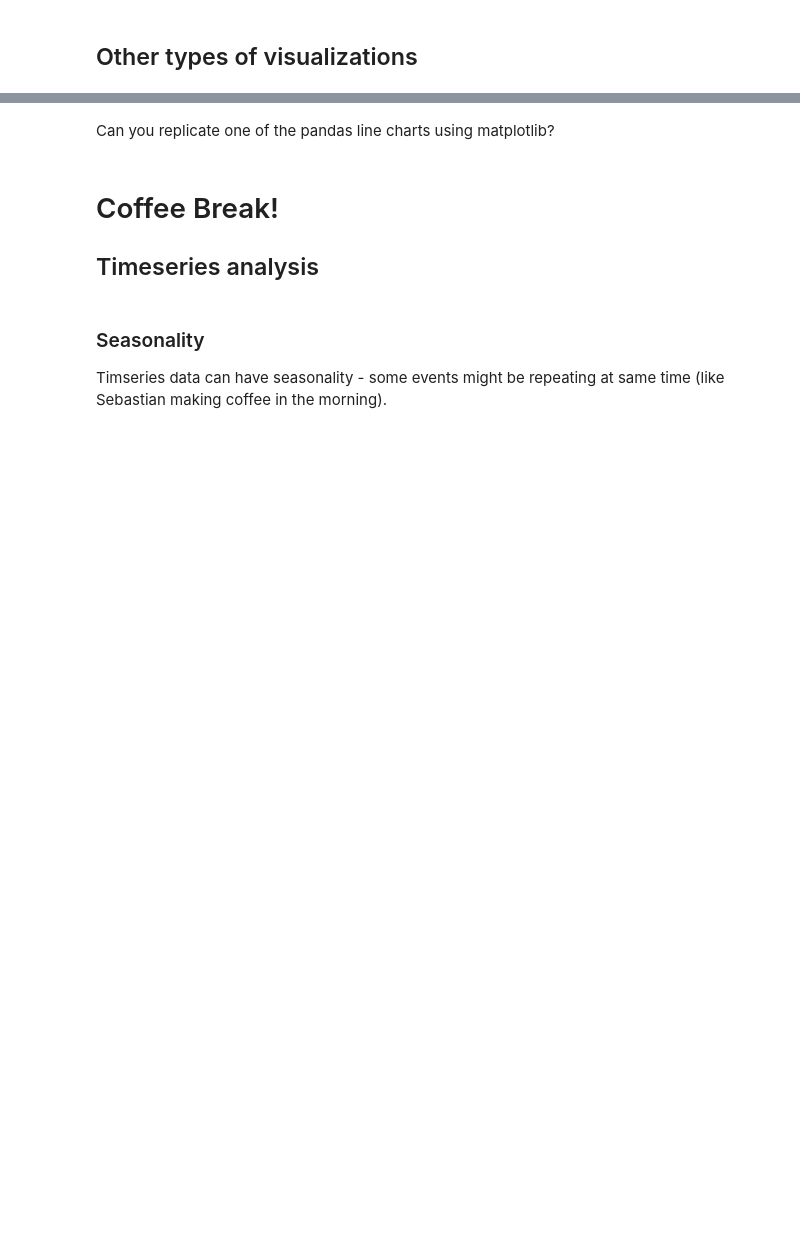
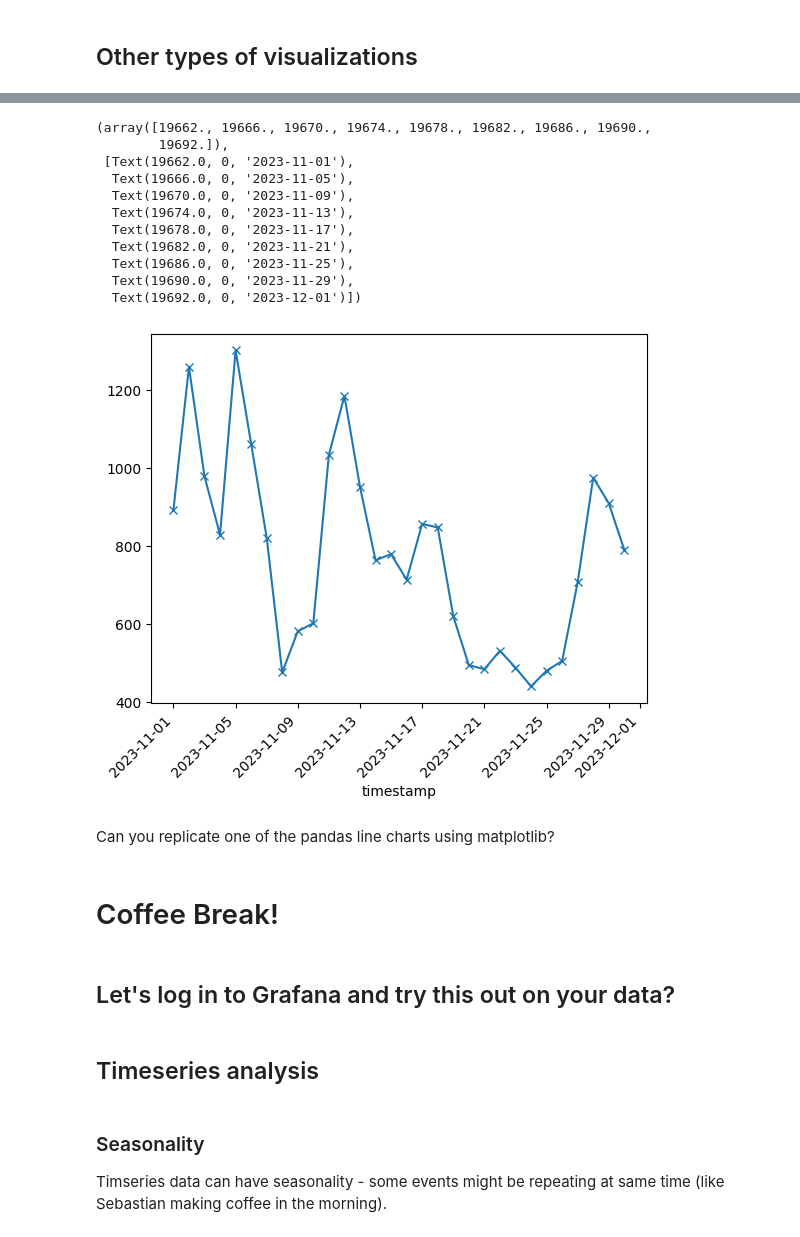
Before and after one commit to ITU-DASYALab/IoT_course, a Jupyter notebook: exercises/ml-basics.ipynb, the cells around one changed output, grey strips where cells are left out. Saved outputs shown, nothing was run; the diff lists cells and outputs as text; code cells hidden in the pictures; blank space fills up the shorter version.

Commit message:
Uploaded data analytics lecture.

```diff
--- a/exercises/ml-basics.ipynb
+++ b/exercises/ml-basics.ipynb
@@ -264,9 +274,31 @@ plt.hist(x, bins=25)
+# %%
+x = november_df.resample("1D").mean().index
+y = november_df.resample("1D").mean()["co2"]
+
+plt.plot(x,y, marker="x")
+plt.xlabel("timestamp")
+plt.xticks(rotation=45, ha='right')
+# %% [output]
+(array([19662., 19666., 19670., 19674., 19678., 19682., 19686., 19690.,
+        19692.]),
+ [Text(19662.0, 0, '2023-11-01'),
+  Text(19666.0, 0, '2023-11-05'),
+  Text(19670.0, 0, '2023-11-09'),
+  Text(19674.0, 0, '2023-11-13'),
+  Text(19678.0, 0, '2023-11-17'),
+  Text(19682.0, 0, '2023-11-21'),
+  Text(19686.0, 0, '2023-11-25'),
+  Text(19690.0, 0, '2023-11-29'),
+  Text(19692.0, 0, '2023-12-01')])
+[figure, added]
 # %% [markdown]
 Can you replicate one of the pandas line charts using matplotlib?
 # %% [markdown]
 # Coffee Break!
-
-## Timeseries analysis
+# %% [markdown]
+## Let's log in to Grafana and try this out on your data?
+# %% [markdown]
+## Timeseries analysis
 # %% [markdown]
 ### Seasonality
 Timseries data can have seasonality - some events might be repeating at same time (like Sebastian making coffee in the morning).
```
Also changed, not shown: parts of 37 cells of this notebook, 1 other file.
